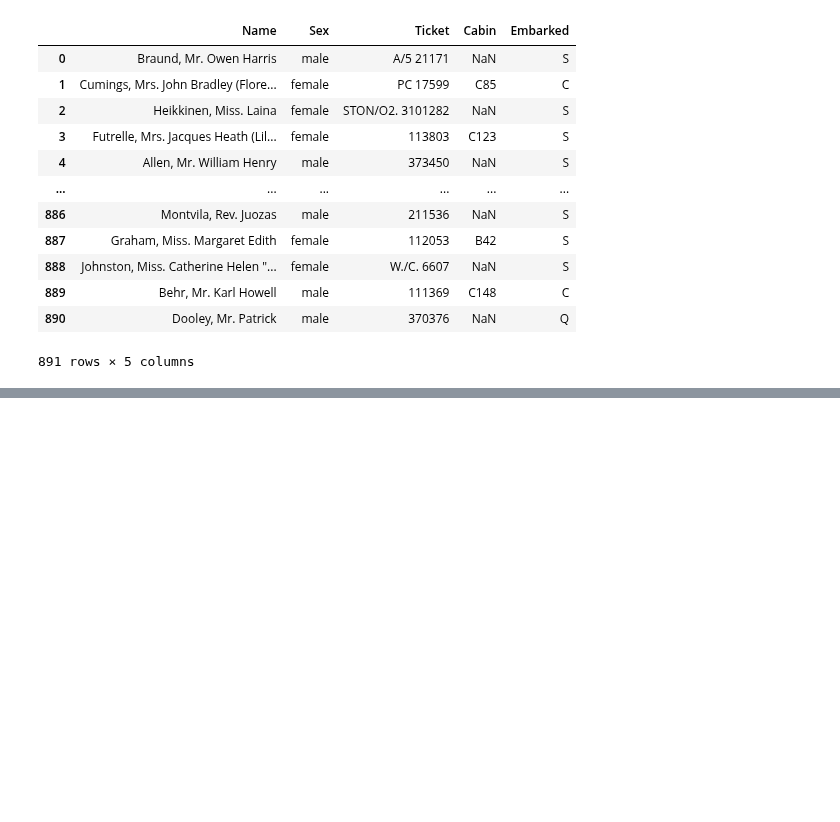
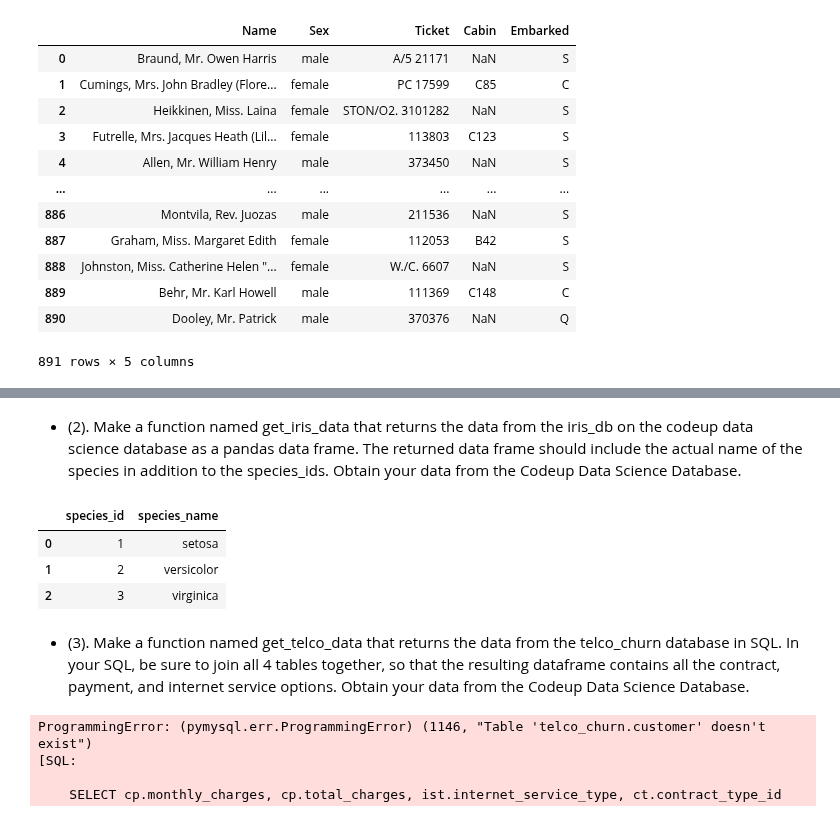
Before and after one commit to stephenkipkurui/regression-exercises, a Jupyter notebook: classification_exercises.ipynb, the cells around one changed output, grey strips where cells are left out. Cells and saved outputs as stored; diff of their text form; code cells hidden in the pictures; blank space fills up the shorter version.

```diff
--- a/classification_exercises.ipynb
+++ b/classification_exercises.ipynb
@@ -332,0 +358,18 @@ Index(['PassengerId', 'Survived', 'Pclass', 'Age', 'SibSp', 'Parch', 'Fare'], dt
+# %% [markdown]
+-  (2). Make a function named get_iris_data that returns the data from the iris_db on the codeup data science database as a pandas data frame. The returned data frame should include the actual name of the species in addition to the species_ids. Obtain your data from the Codeup Data Science Database.
+# %%
+get_iris_data()
+# %% [output]
+|  | species_id | species_name |
+| 0 | 1 | setosa |
+| 1 | 2 | versicolor |
+| 2 | 3 | virginica |
+# %% [markdown]
+-  (3). Make a function named get_telco_data that returns the data from the telco_churn database in SQL. In your SQL, be sure to join all 4 tables together, so that the resulting dataframe contains all the contract, payment, and internet service options. Obtain your data from the Codeup Data Science Database.
+# %%
+get_telco_data()
+# %% [output]
+ProgrammingError: (pymysql.err.ProgrammingError) (1146, "Table 'telco_churn.customer' doesn't exist")
+[SQL:
+
+    SELECT cp.monthly_charges, cp.total_charges, ist.internet_service_type, ct.contract_type_id
```
Also changed, not shown: parts of 18 cells of this notebook.
